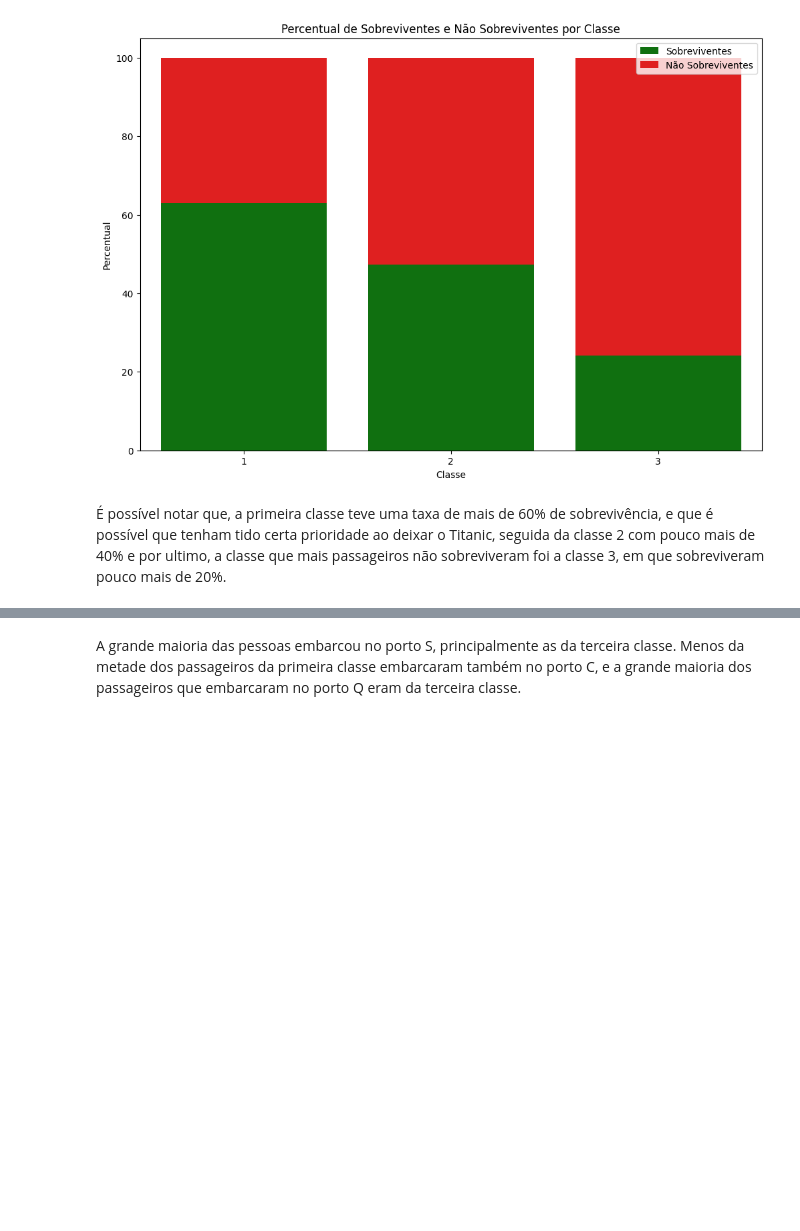
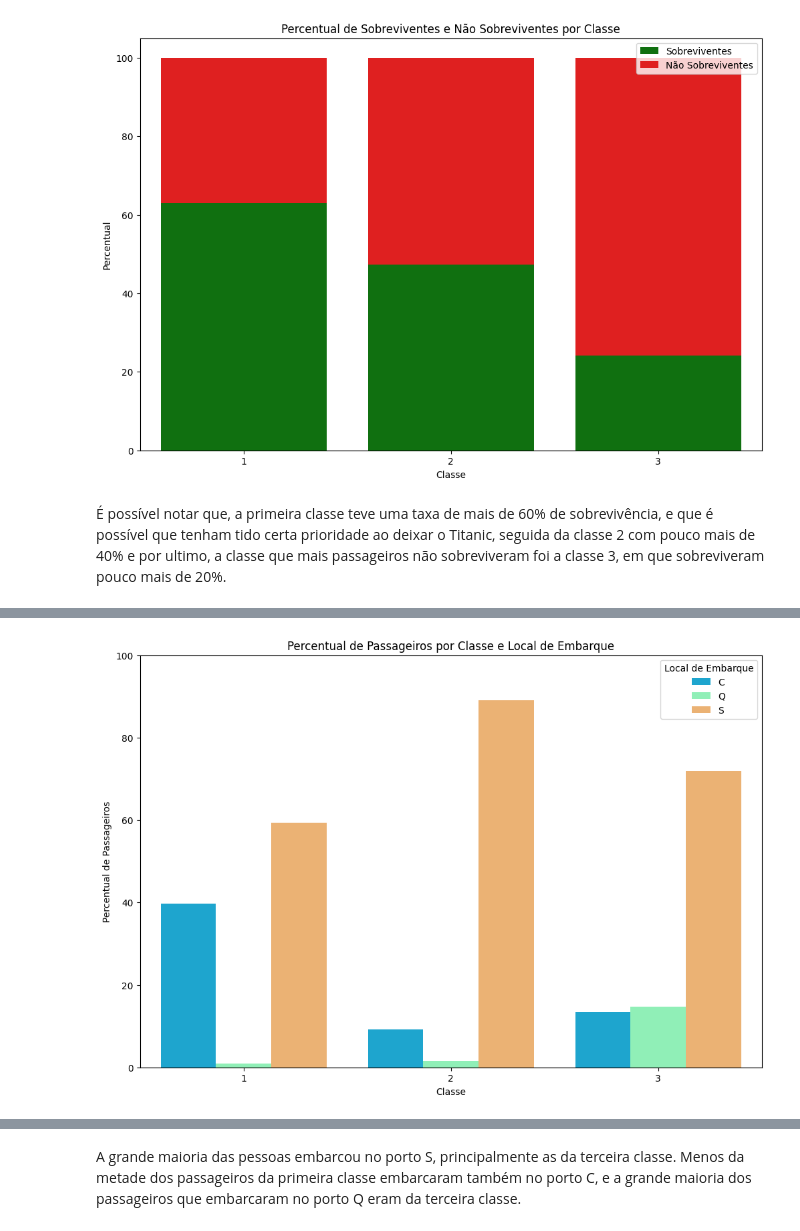
Before and after one commit to LSouzaCosta/DataScience, a Jupyter notebook: Titanic/01_EDA_titanic.ipynb, the cells around one changed output, grey strips where cells are left out. Drawn from its saved outputs; the diff is of its cells as text; code cells hidden in the pictures; blank space fills up the shorter version.

```diff
--- a/Titanic/01_EDA_titanic.ipynb
+++ b/Titanic/01_EDA_titanic.ipynb
@@ -234,0 +246,4 @@ sns.countplot(data= train_DF, x= "Embarked", hue = "Pclass", palette= "rainbow")
+# %%
+embarked_percent = embarked_percent.reset_index()
+embarked_percent_melted = embarked_percent.melt(id_vars='Pclass', var_name='Embarked', value_name='Percent')
+print(embarked_percent_melted)
@@ -234,0 +261,16 @@ sns.countplot(data= train_DF, x= "Embarked", hue = "Pclass", palette= "rainbow")
+# %%
+# Criar o gráfico
+plt.figure(figsize=(12, 8))
+sns.barplot(data=embarked_percent_melted, x='Pclass', y='Percent', hue='Embarked', palette='rainbow')
+
+# Configurações do gráfico
+plt.title('Percentual de Passageiros por Classe e Local de Embarque')
+plt.xlabel('Classe')
+plt.ylabel('Percentual de Passageiros')
+plt.ylim(0, 100)
+plt.legend(title='Local de Embarque')
+
+# Exibir o gráfico
+plt.show()
+# %% [output]
+[figure, added]
```
Also changed, not shown: parts of 13 cells of this notebook.
